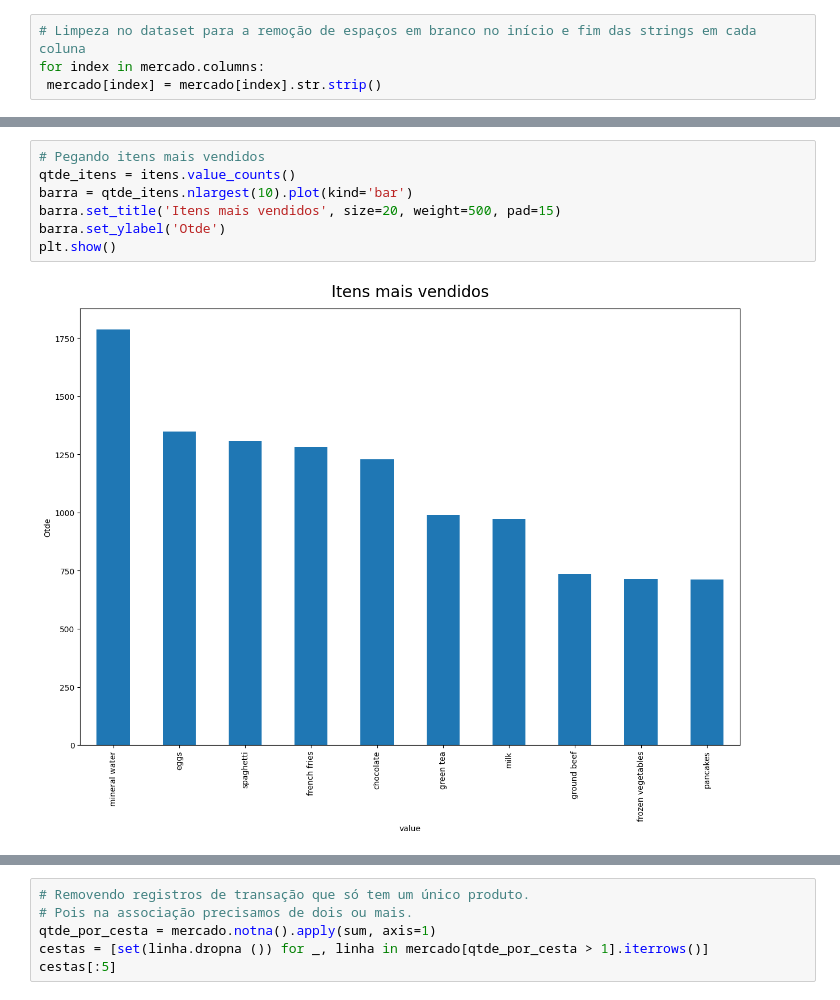
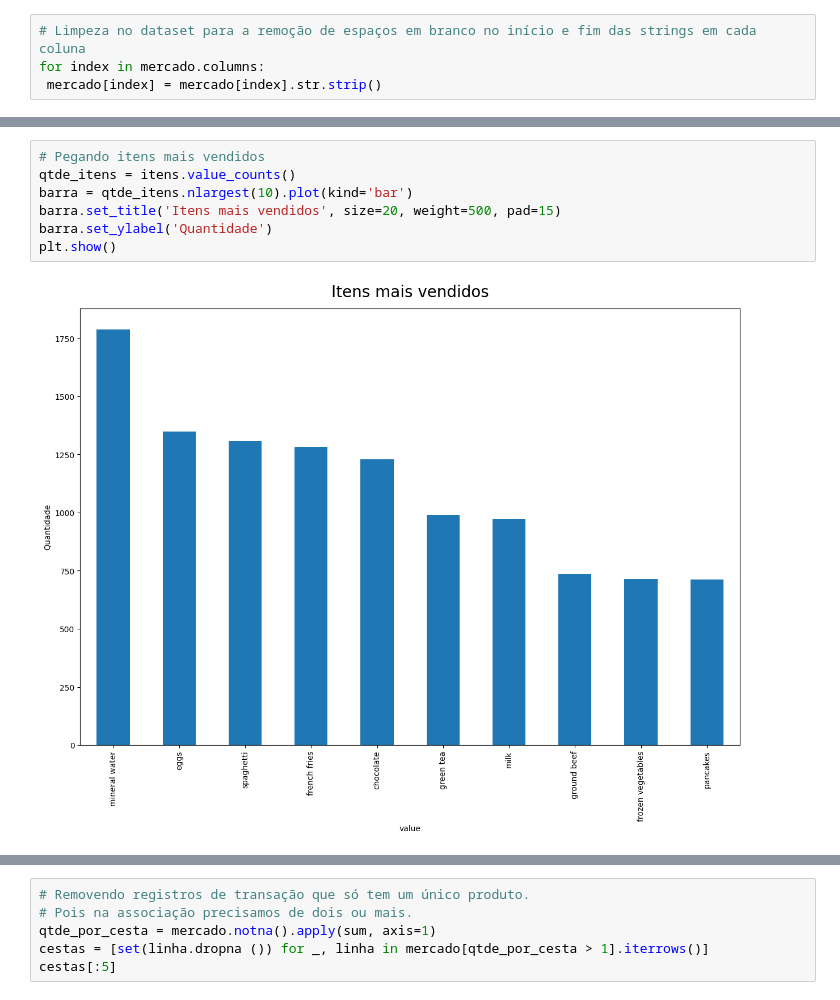
Before and after one commit to DjalmaHenry/data-mining-apriori, a Jupyter notebook: Apriori_Association_Rules.ipynb, the cells around one changed output, grey strips where cells are left out. Cells and saved outputs as stored; diff of their text form.

```diff
--- a/Apriori_Association_Rules.ipynb
+++ b/Apriori_Association_Rules.ipynb
@@ -49,12 +49,12 @@ Existem 119 produtos distintos:
 # %%
 # Pegando itens mais vendidos
 qtde_itens = itens.value_counts()
 barra = qtde_itens.nlargest(10).plot(kind='bar')
 barra.set_title('Itens mais vendidos', size=20, weight=500, pad=15)
-barra.set_ylabel('Otde')
+barra.set_ylabel('Quantidade')
 plt.show()
 # %% [output]
-[figure, old version]
+[figure, new version]
 # %%
 # Pegando itens menos vendidos
 qtde_itens = itens.value_counts()
```
Also changed, not shown: parts of 1 cell of this notebook.
